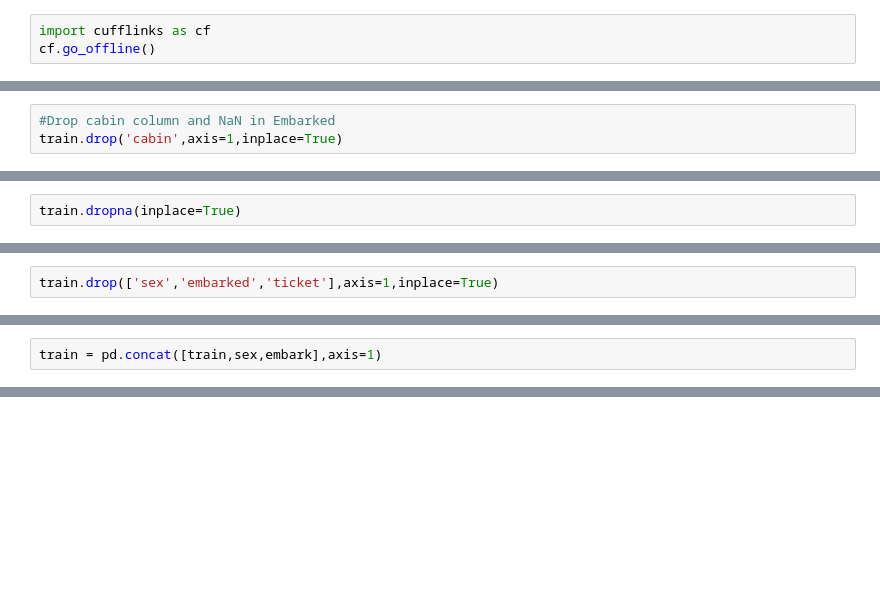
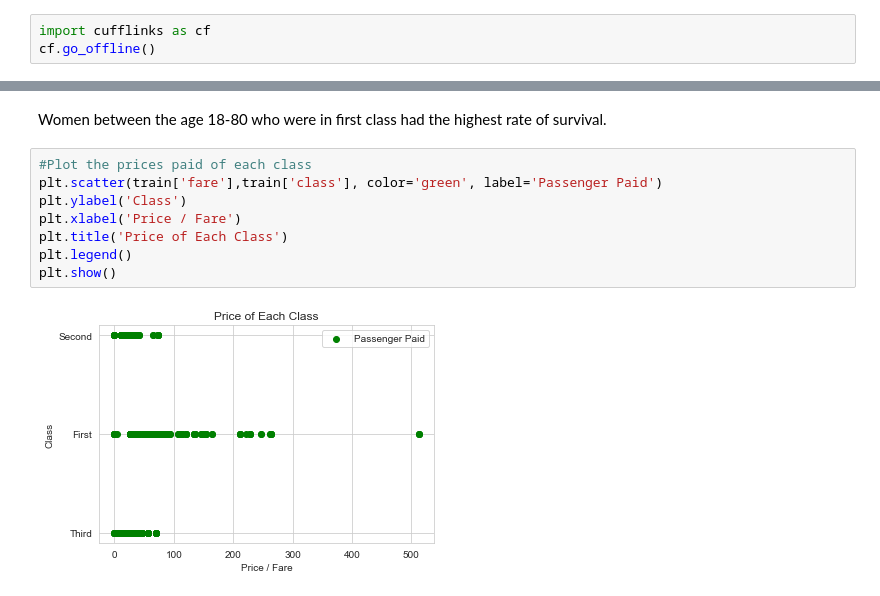
Before and after one commit to MiramarCISC179/TeamJ, a Jupyter notebook: Data Analytics_Titantic.ipynb, the cells around one changed output, grey strips where cells are left out. Cells and saved outputs as stored; diff of their text form; blank space fills up the shorter version.

```diff
--- a/Data Analytics_Titantic.ipynb
+++ b/Data Analytics_Titantic.ipynb
@@ -164,3 +222,0 @@ sns.heatmap(train.isnull(),yticklabels=False,cbar=False,cmap='viridis')
-# %%
-#Drop cabin column and NaN in Embarked
-train.drop('cabin',axis=1,inplace=True)
@@ -169,2 +222,0 @@ train.head()
-# %%
-train.dropna(inplace=True)
@@ -178,2 +222,0 @@ embark = pd.get_dummies(train['embarked'],drop_first=True)
-# %%
-train.drop(['sex','embarked','ticket'],axis=1,inplace=True)
@@ -182,2 +222,0 @@ train.head()
-# %%
-train = pd.concat([train,sex,embark],axis=1)
@@ -219,0 +234,12 @@ print(classification_report(y_test,predictions))
+# %% [markdown]
+Women between the age 18-80 who were in first class had the highest rate of survival.
+# %%
+#Plot the prices paid of each class
+plt.scatter(train['fare'],train['class'], color='green', label='Passenger Paid')
+plt.ylabel('Class')
+plt.xlabel('Price / Fare')
+plt.title('Price of Each Class')
+plt.legend()
+plt.show()
+# %% [output]
+[figure, added]
```
Also changed, not shown: parts of 66 cells of this notebook.
